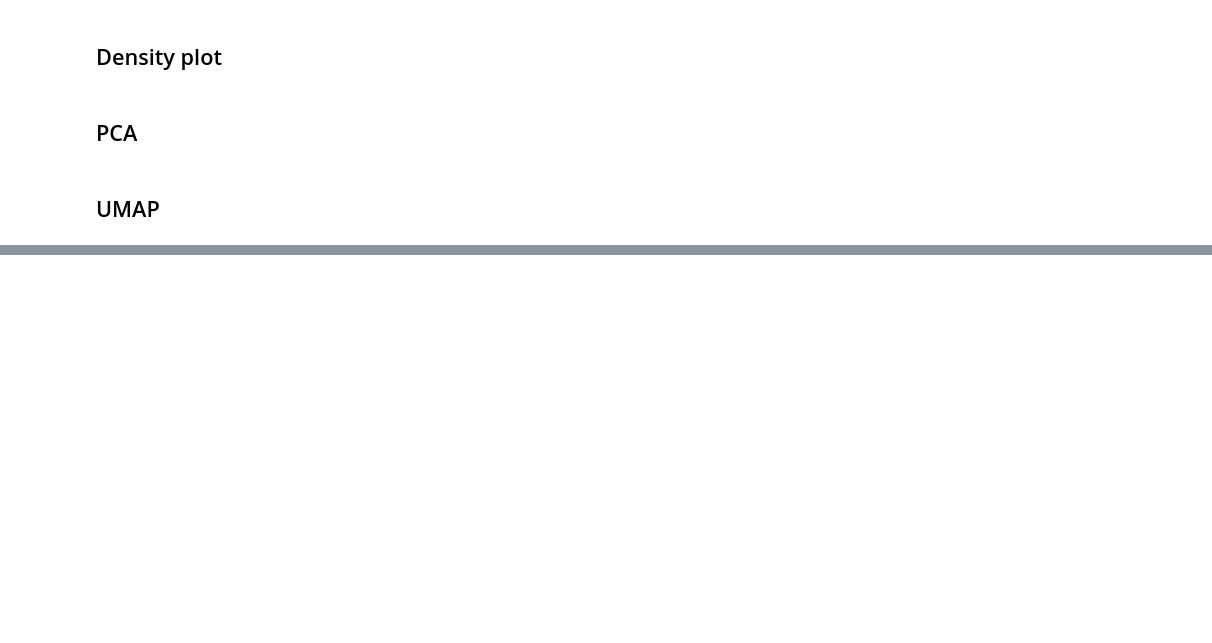
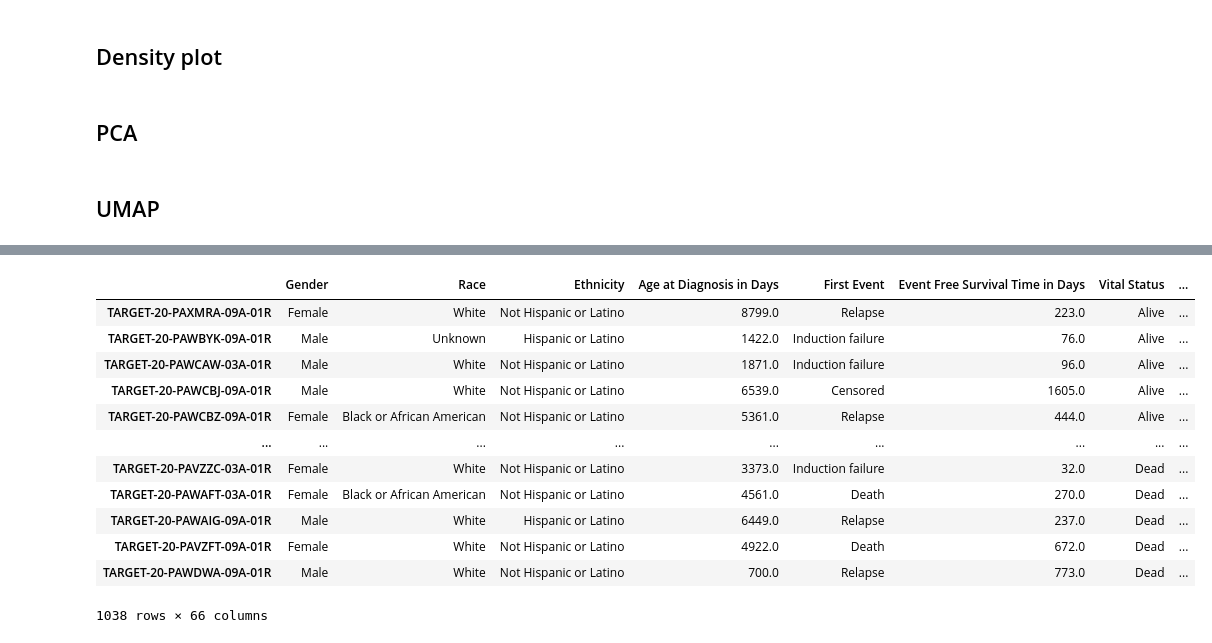
Before and after one commit to sckaff/pediatric-aml-analysis, a Jupyter notebook: Code/Assignment_2.ipynb, the cells around one changed output, grey strips where cells are left out. Cells and saved outputs as stored; diff of their text form; code cells hidden in the pictures; blank space fills up the shorter version.

```diff
--- a/Code/Assignment_2.ipynb
+++ b/Code/Assignment_2.ipynb
@@ -278,0 +349,16 @@ conditions
+# %%
+clinical_sorted
+# %% [output]
+|  | Gender | Race | Ethnicity | Age at Diagnosis in Days | First Event | Event Free Survival Time in Days | Vital Status | ... |
+| TARGET-20-PAXMRA-09A-01R | Female | White | Not Hispanic or Latino | 8799.0 | Relapse | 223.0 | Alive | ... |
+| TARGET-20-PAWBYK-09A-01R | Male | Unknown | Hispanic or Latino | 1422.0 | Induction failure | 76.0 | Alive | ... |
+| TARGET-20-PAWCAW-03A-01R | Male | White | Not Hispanic or Latino | 1871.0 | Induction failure | 96.0 | Alive | ... |
+| TARGET-20-PAWCBJ-09A-01R | Male | White | Not Hispanic or Latino | 6539.0 | Censored | 1605.0 | Alive | ... |
+| TARGET-20-PAWCBZ-09A-01R | Female | Black or African American | Not Hispanic or Latino | 5361.0 | Relapse | 444.0 | Alive | ... |
+| ... | ... | ... | ... | ... | ... | ... | ... | ... |
+| TARGET-20-PAVZZC-03A-01R | Female | White | Not Hispanic or Latino | 3373.0 | Induction failure | 32.0 | Dead | ... |
+| TARGET-20-PAWAFT-03A-01R | Female | Black or African American | Not Hispanic or Latino | 4561.0 | Death | 270.0 | Dead | ... |
+| TARGET-20-PAWAIG-09A-01R | Male | White | Hispanic or Latino | 6449.0 | Relapse | 237.0 | Dead | ... |
+| TARGET-20-PAVZFT-09A-01R | Female | White | Not Hispanic or Latino | 4922.0 | Death | 672.0 | Dead | ... |
+| TARGET-20-PAWDWA-09A-01R | Male | White | Not Hispanic or Latino | 700.0 | Relapse | 773.0 | Dead | ... |
+1038 rows × 66 columns
```
Also changed, not shown: parts of 16 cells of this notebook, 4 other files.
